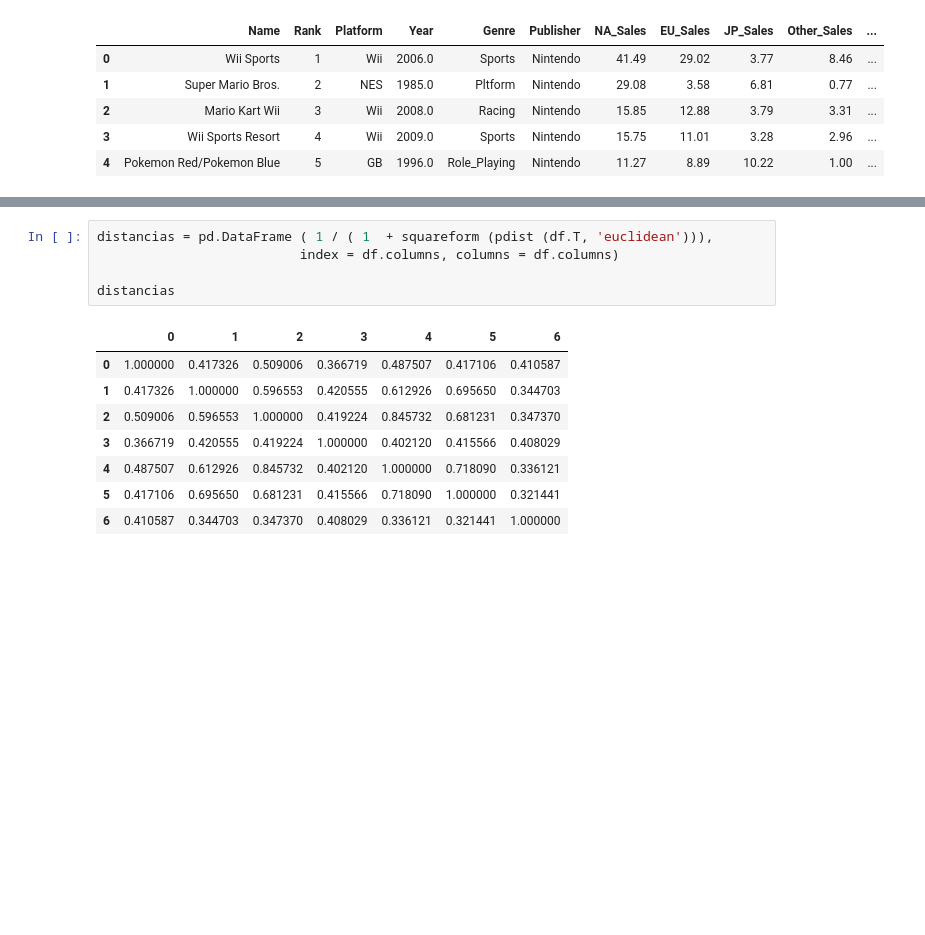
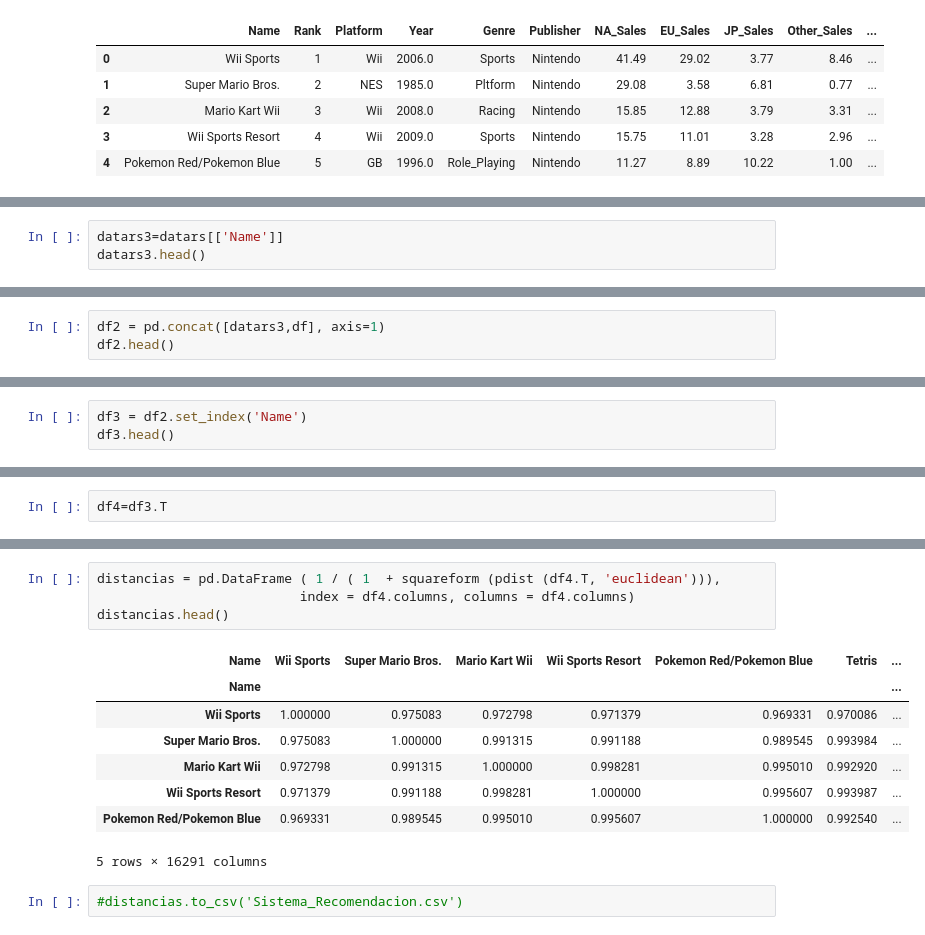
Before and after one commit to RafaEguren/Final-Project, a Jupyter notebook: Sistema de recomendación.ipynb, the cells around one changed output, grey strips where cells are left out. Saved outputs shown, nothing was run; the diff lists cells and outputs as text; blank space fills up the shorter version.

```diff
--- a/Sistema de recomendación.ipynb
+++ b/Sistema de recomendación.ipynb
@@ -80,0 +95,3 @@ df.head()
+# %%
+datars3=datars[['Name']]
+datars3.head()
@@ -80,0 +105,3 @@ df.head()
+# %%
+df2 = pd.concat([datars3,df], axis=1)
+df2.head()
@@ -80,0 +115,3 @@ df.head()
+# %%
+df3 = df2.set_index('Name')
+df3.head()
@@ -80,0 +126,2 @@ df.head()
+# %%
+df4=df3.T
@@ -81,14 +138,15 @@ df.head()
 # %%
-distancias = pd.DataFrame ( 1 / ( 1  + squareform (pdist (df.T, 'euclidean'))),
-                          index = df.columns, columns = df.columns)
-
-distancias
+distancias = pd.DataFrame ( 1 / ( 1  + squareform (pdist (df4.T, 'euclidean'))),
+                          index = df4.columns, columns = df4.columns)
+distancias.head()
 # %% [output]
-|  | 0 | 1 | 2 | 3 | 4 | 5 | 6 |
-| 0 | 1.000000 | 0.417326 | 0.509006 | 0.366719 | 0.487507 | 0.417106 | 0.410587 |
-| 1 | 0.417326 | 1.000000 | 0.596553 | 0.420555 | 0.612926 | 0.695650 | 0.344703 |
-| 2 | 0.509006 | 0.596553 | 1.000000 | 0.419224 | 0.845732 | 0.681231 | 0.347370 |
-| 3 | 0.366719 | 0.420555 | 0.419224 | 1.000000 | 0.402120 | 0.415566 | 0.408029 |
-| 4 | 0.487507 | 0.612926 | 0.845732 | 0.402120 | 1.000000 | 0.718090 | 0.336121 |
-| 5 | 0.417106 | 0.695650 | 0.681231 | 0.415566 | 0.718090 | 1.000000 | 0.321441 |
-| 6 | 0.410587 | 0.344703 | 0.347370 | 0.408029 | 0.336121 | 0.321441 | 1.000000 |
+| Name | Wii Sports | Super Mario Bros. | Mario Kart Wii | Wii Sports Resort | Pokemon Red/Pokemon Blue | Tetris | ... |
+| Name |  |  |  |  |  |  | ... |
+| Wii Sports | 1.000000 | 0.975083 | 0.972798 | 0.971379 | 0.969331 | 0.970086 | ... |
+| Super Mario Bros. | 0.975083 | 1.000000 | 0.991315 | 0.991188 | 0.989545 | 0.993984 | ... |
+| Mario Kart Wii | 0.972798 | 0.991315 | 1.000000 | 0.998281 | 0.995010 | 0.992920 | ... |
+| Wii Sports Resort | 0.971379 | 0.991188 | 0.998281 | 1.000000 | 0.995607 | 0.993987 | ... |
+| Pokemon Red/Pokemon Blue | 0.969331 | 0.989545 | 0.995010 | 0.995607 | 1.000000 | 0.992540 | ... |
+5 rows × 16291 columns
+# %%
+#distancias.to_csv('Sistema_Recomendacion.csv')
```
Also changed, not shown: parts of 16 cells of this notebook, 2 other files.
